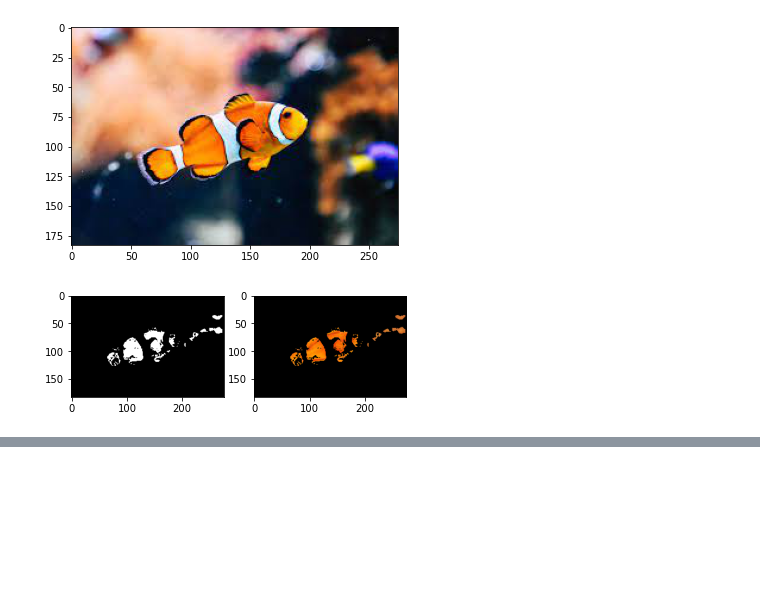
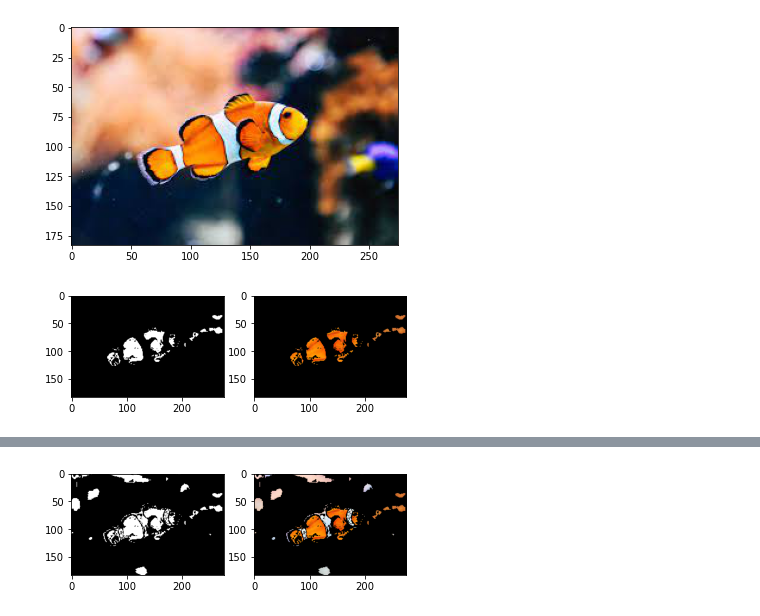
Before and after one commit to pratheekshabr/image-processing, a Jupyter notebook: readingimg.ipynb, the cells around one changed output, grey strips where cells are left out. Drawn from its saved outputs; the diff is of its cells as text; code cells hidden in the pictures; blank space fills up the shorter version.

```diff
--- a/readingimg.ipynb
+++ b/readingimg.ipynb
@@ -69,0 +85,10 @@ plt.show()
+# %%
+final_mask = mask + mask_white
+final_result = cv2.bitwise_and(img, img, mask=final_mask)
+plt.subplot(1, 2, 1)
+plt.imshow(final_mask, cmap="gray")
+plt.subplot(1, 2, 2)
+plt.imshow(final_result)
+plt.show()
+# %% [output]
+[figure, added]
```
Also changed, not shown: parts of 3 cells of this notebook.
